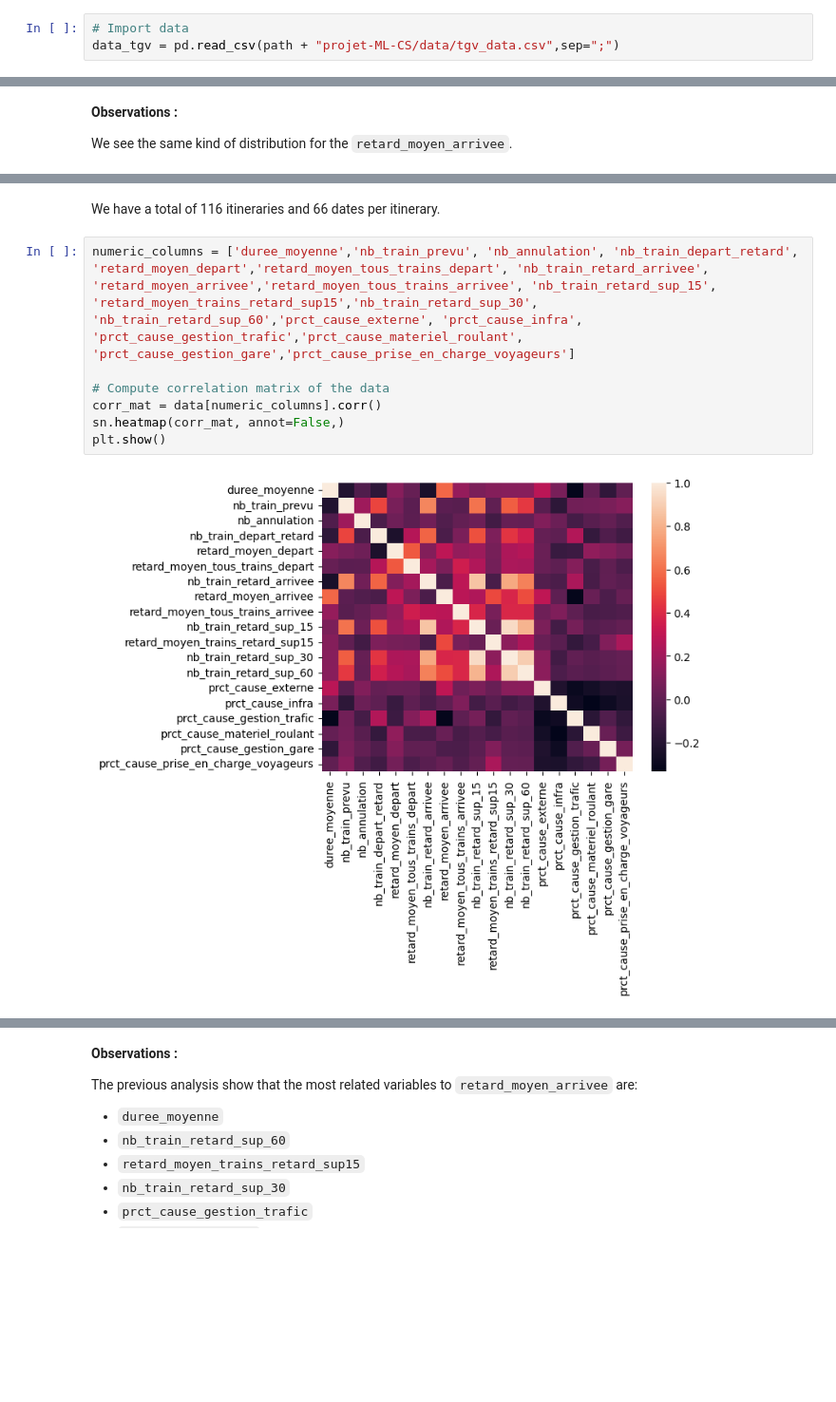
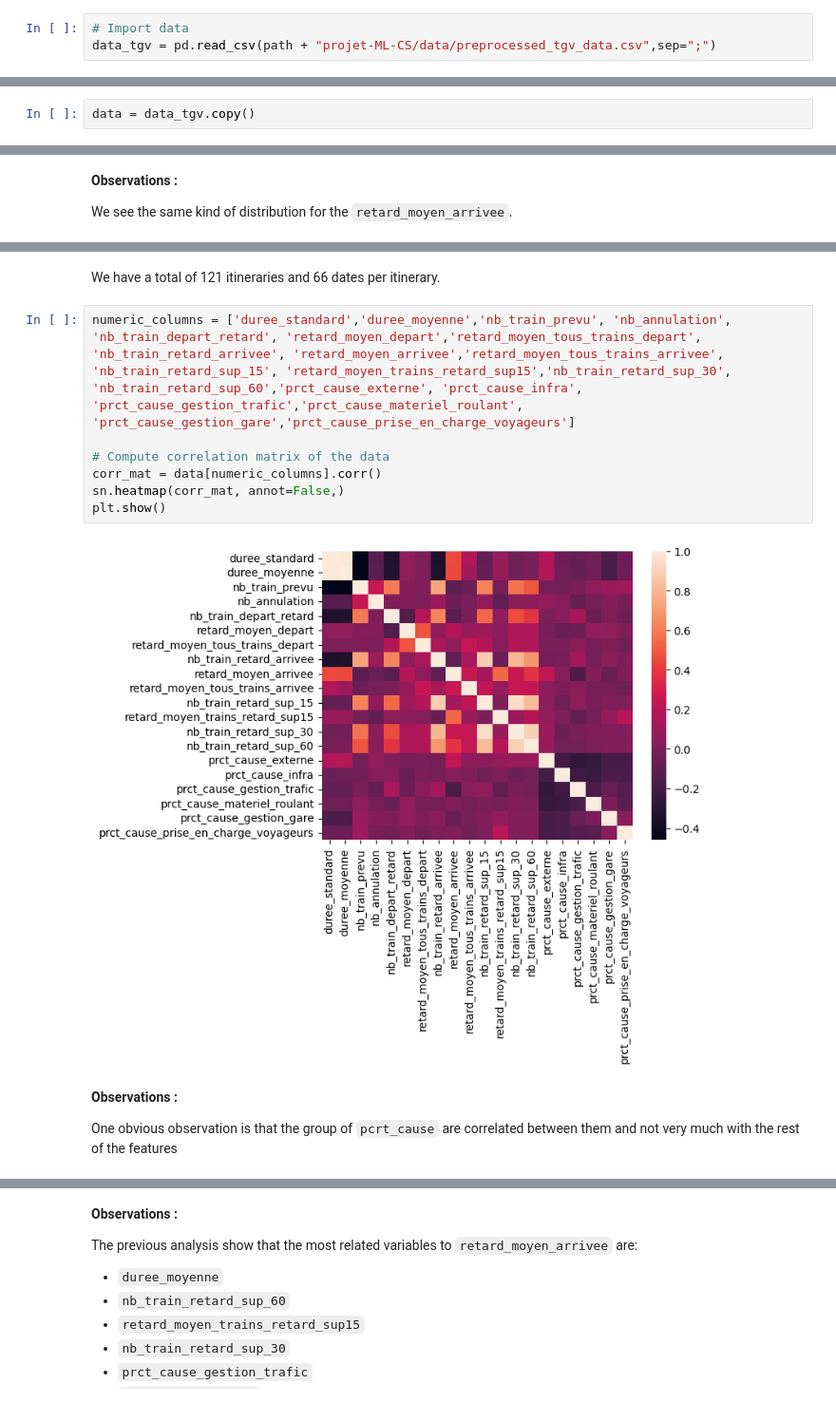
Before and after one commit to DanielRodriguezCiotti/projet-ML-CS, a Jupyter notebook: notebooks/data_analysis.ipynb, the cells around one changed output, grey strips where cells are left out. Shown at 95% size. Saved outputs shown, nothing was run; the diff lists cells and outputs as text; blank space fills up the shorter version.

Commit message:
update data analysis

```diff
--- a/notebooks/data_analysis.ipynb
+++ b/notebooks/data_analysis.ipynb
@@ -55,7 +51,7 @@ import seaborn as sn
 path = "/Users/danielrodriguez/Desktop/"
 # %%
 # Import data
-data_tgv = pd.read_csv(path + "projet-ML-CS/data/tgv_data.csv",sep=";")
+data_tgv = pd.read_csv(path + "projet-ML-CS/data/preprocessed_tgv_data.csv",sep=";")
 # %% [markdown]
 ## 1. Data Exploration
 # %%
@@ -138,5 +91,7 @@ data.shape
 # %% [markdown]
 ## 2. Exploratory Data Analysis
+# %%
+data = data_tgv.copy()
 # %%
 def plot_distribution(dimension:str,Y:pd.Series):
     fig, ax = plt.subplots(figsize=(10, 4))
@@ -228,14 +186,18 @@ display(len(counting_dates))
 # %% [markdown]
-We have a total of 116 itineraries and 66 dates per itinerary.
+We have a total of 121 itineraries and 66 dates per itinerary.
 # %%
-numeric_columns = ['duree_moyenne','nb_train_prevu', 'nb_annulation', 'nb_train_depart_retard', 'retard_moyen_depart','retard_moyen_tous_trains_depart', 'nb_train_retard_arrivee', 'retard_moyen_arrivee','retard_moyen_tous_trains_arrivee', 'nb_train_retard_sup_15', 'retard_moyen_trains_retard_sup15','nb_train_retard_sup_30', 'nb_train_retard_sup_60','prct_cause_externe', 'prct_cause_infra', 'prct_cause_gestion_trafic','prct_cause_materiel_roulant', 'prct_cause_gestion_gare','prct_cause_prise_en_charge_voyageurs']
+numeric_columns = ['duree_standard','duree_moyenne','nb_train_prevu', 'nb_annulation', 'nb_train_depart_retard', 'retard_moyen_depart','retard_moyen_tous_trains_depart', 'nb_train_retard_arrivee', 'retard_moyen_arrivee','retard_moyen_tous_trains_arrivee', 'nb_train_retard_sup_15', 'retard_moyen_trains_retard_sup15','nb_train_retard_sup_30', 'nb_train_retard_sup_60','prct_cause_externe', 'prct_cause_infra', 'prct_cause_gestion_trafic','prct_cause_materiel_roulant', 'prct_cause_gestion_gare','prct_cause_prise_en_charge_voyageurs']
 
 # Compute correlation matrix of the data
 corr_mat = data[numeric_columns].corr()
 sn.heatmap(corr_mat, annot=False,)
 plt.show()
 # %% [output]
-[figure, old version]
+[figure, new version]
+# %% [markdown]
+**Observations :**
+
+One obvious observation is that the group of `pcrt_cause` are correlated between them and not very much with the rest of the features
 # %%
 # Change the value of dim to see the correlations to the target dimensions:
 #     "retard_moyen_arrivee",
```
Also changed, not shown: parts of 33 cells of this notebook, 1 other file.
